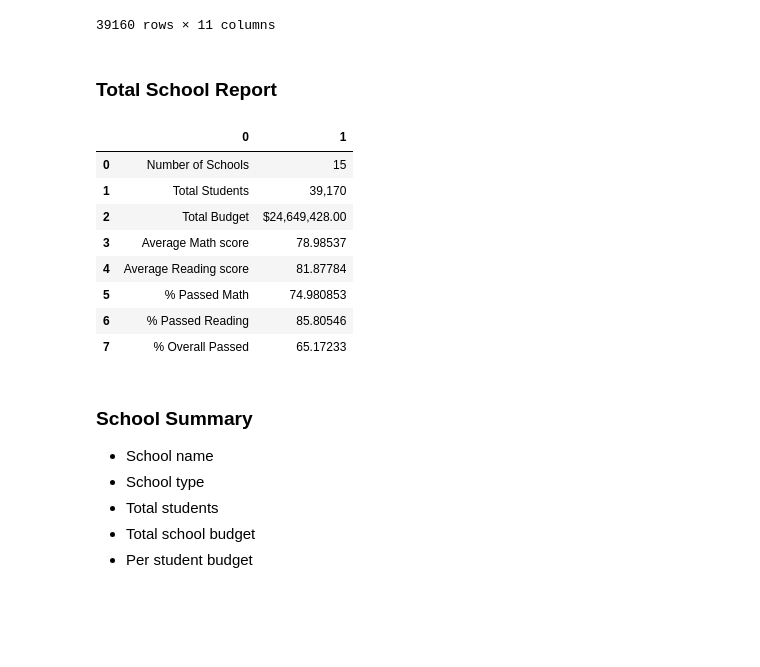
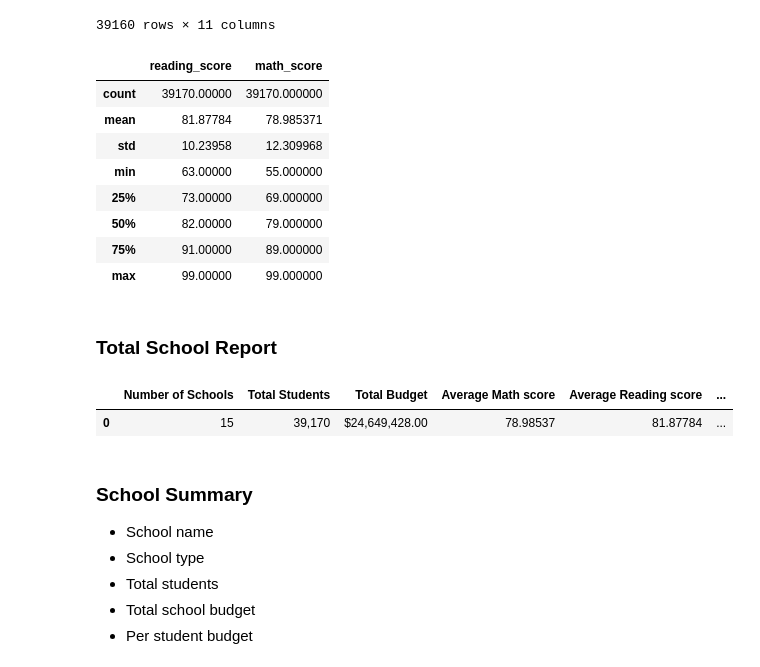
Before and after one commit to KellyPared/pandas-challenge, a Jupyter notebook: PyCitySchools/python_challenge.ipynb, the cells around one changed output. Drawn from its saved outputs; the diff is of its cells as text; code cells hidden in the pictures; blank space fills up the shorter version.

```diff
--- a/PyCitySchools/python_challenge.ipynb
+++ b/PyCitySchools/python_challenge.ipynb
@@ -38,9 +38,19 @@ school_data_complete.head(-10)
 | 39159 | 39159 | Kimberly Cabrera | F | 11th | Thomas High School | 85 | 72 | 14 | ... |
 39160 rows × 11 columns
 # %%
-#school_data_complete[["reading_score", "math_score"]].describe()
+school_data_complete[["reading_score", "math_score"]].describe()
 #school_data_complete.info()
 #school_data_complete.columns
+# %% [output]
+|  | reading_score | math_score |
+| count | 39170.00000 | 39170.000000 |
+| mean | 81.87784 | 78.985371 |
+| std | 10.23958 | 12.309968 |
+| min | 63.00000 | 55.000000 |
+| 25% | 73.00000 | 69.000000 |
+| 50% | 82.00000 | 79.000000 |
+| 75% | 91.00000 | 89.000000 |
+| max | 99.00000 | 99.000000 |
 # %% [markdown]
 ### Total School Report
 # %%
@@ -57,52 +67,51 @@ count_unique = len(school_data_complete['school_name'].unique())
 total_students = len(school_data_complete['Student ID'].unique())
 #student_counts = school_data_complete.value_counts()
 
 
 #print(f'Number of Unique Students: {len(total_students)}')
 
 # Total school budget
 school_budget_report = school_data_complete[['school_name', "budget",'size']].drop_duplicates().reset_index(drop=True)
 total_budget = school_budget_report["budget"].sum()
 #print(f'Total Budget of Schools: {total_budget}')
 
 # averages
 avg_math = round(school_data_complete['math_score'].mean(),5)
 avg_reading = round(school_data_complete['reading_score'].mean(),5)
 
 #passing_math_reading_count = school_data_complete[(school_data_complete["math_score"] >= 70) & (school_data_complete["reading_score"] >= 70)].count()["student_name"]
 passed_math = school_data_complete[(school_data_complete["math_score"] >= 70)].count()["student_name"]
 passed_math = passed_math / float(total_students) * 100
 
 passed_reading = school_data_complete[(school_data_complete["reading_score"] >= 70)].count()["student_name"]
 passed_reading = round(passed_reading / float(total_students) * 100,5)
 
 overall_passed = school_data_complete[(school_data_complete["math_score"] >= 70) & (school_data_complete["reading_score"] >= 70)].count()["student_name"]
 overall_passed = round(overall_passed / float(total_students) * 100,5)
 
 
 details = {
-    'Number of Schools' : round(count_unique,),
-    'Total Students': ("{:,}".format(total_students)),
-    'Total Budget': ("${:,.2f}".format(total_budget)),
-    'Average Math score': avg_math,
-    'Average Reading score': avg_reading,
-    '% Passed Math': passed_math,
-    '% Passed Reading': passed_reading,
-    '% Overall Passed': overall_passed}
+    'Number of Schools' : [round(count_unique,)],
+    'Total Students': [("{:,}".format(total_students))],
+    'Total Budget': [("${:,.2f}".format(total_budget))],
+    'Average Math score': [avg_math],
+    'Average Reading score': [avg_reading],
+    '% Passed Math': [passed_math],
+    '% Passed Reading': [passed_reading],
+    '% Overall Passed': [overall_passed]}
 
+#create dataframe from a dictionary
+high_level_district_snapshot = pd.DataFrame(details)
+#high_level_district_snapshot.head(15)
+#high_level_district_snapshot = high_level_district_snapshot.transpose()
 
-high_level_district_snapshot = pd.DataFrame(list(details.items()))
-high_level_district_snapshot.head(15)
+#new_header = high_level_district_snapshot.iloc[0] #grab the first row for the header
+#high_level_district_snapshot = high_level_district_snapshot[1:] #take the data less the header row
+#high_level_district_snapshot.columns = new_header #set the header row as the df header
+high_level_district_snapshot
 # %% [output]
-|  | 0 | 1 |
-| 0 | Number of Schools | 15 |
-| 1 | Total Students | 39,170 |
-| 2 | Total Budget | $24,649,428.00 |
-| 3 | Average Math score | 78.98537 |
-| 4 | Average Reading score | 81.87784 |
-| 5 | % Passed Math | 74.980853 |
-| 6 | % Passed Reading | 85.80546 |
-| 7 | % Overall Passed | 65.17233 |
+|  | Number of Schools | Total Students | Total Budget | Average Math score | Average Reading score | ... |
+| 0 | 15 | 39,170 | $24,649,428.00 | 78.98537 | 81.87784 | ... |
 # %% [markdown]
 ### School Summary
 * School name
```
Also changed, not shown: parts of 35 cells of this notebook.
